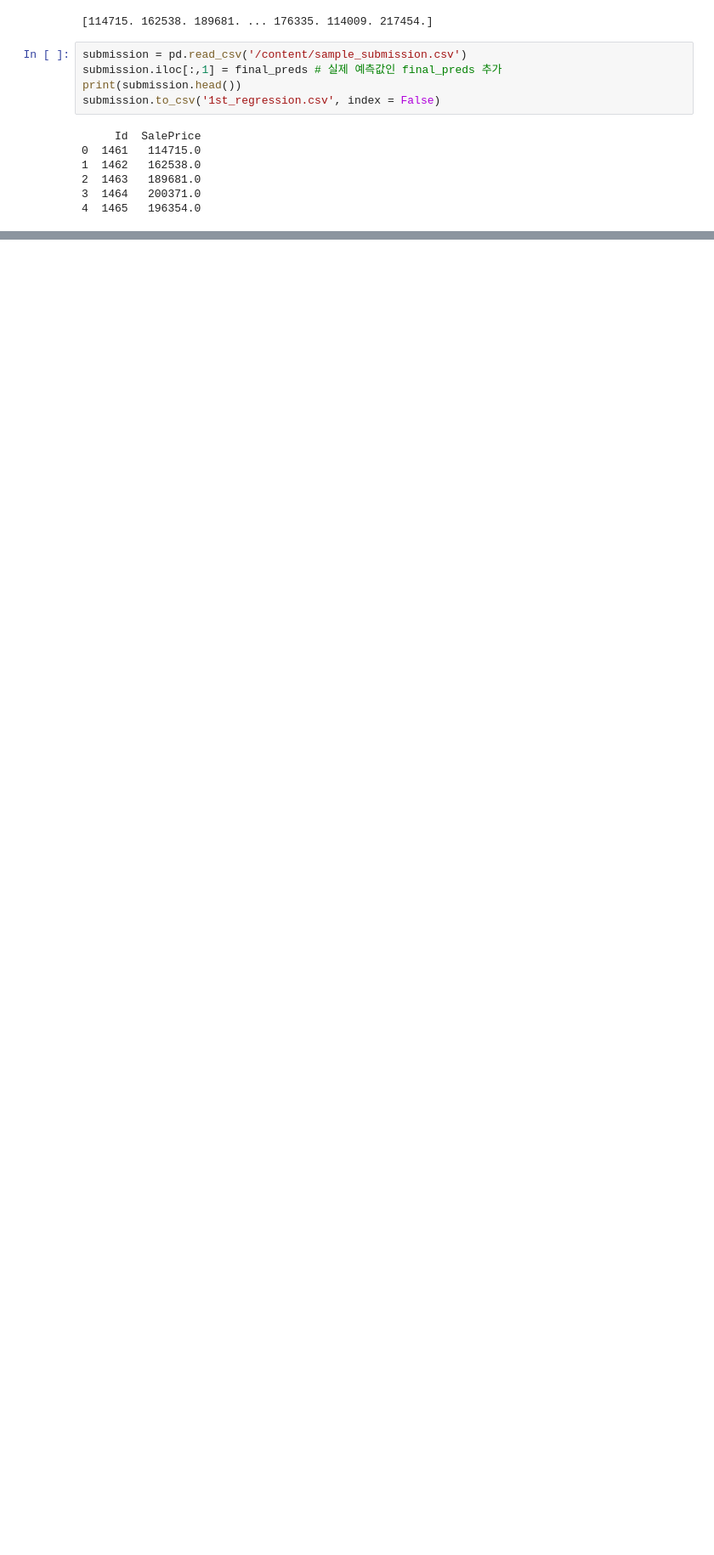
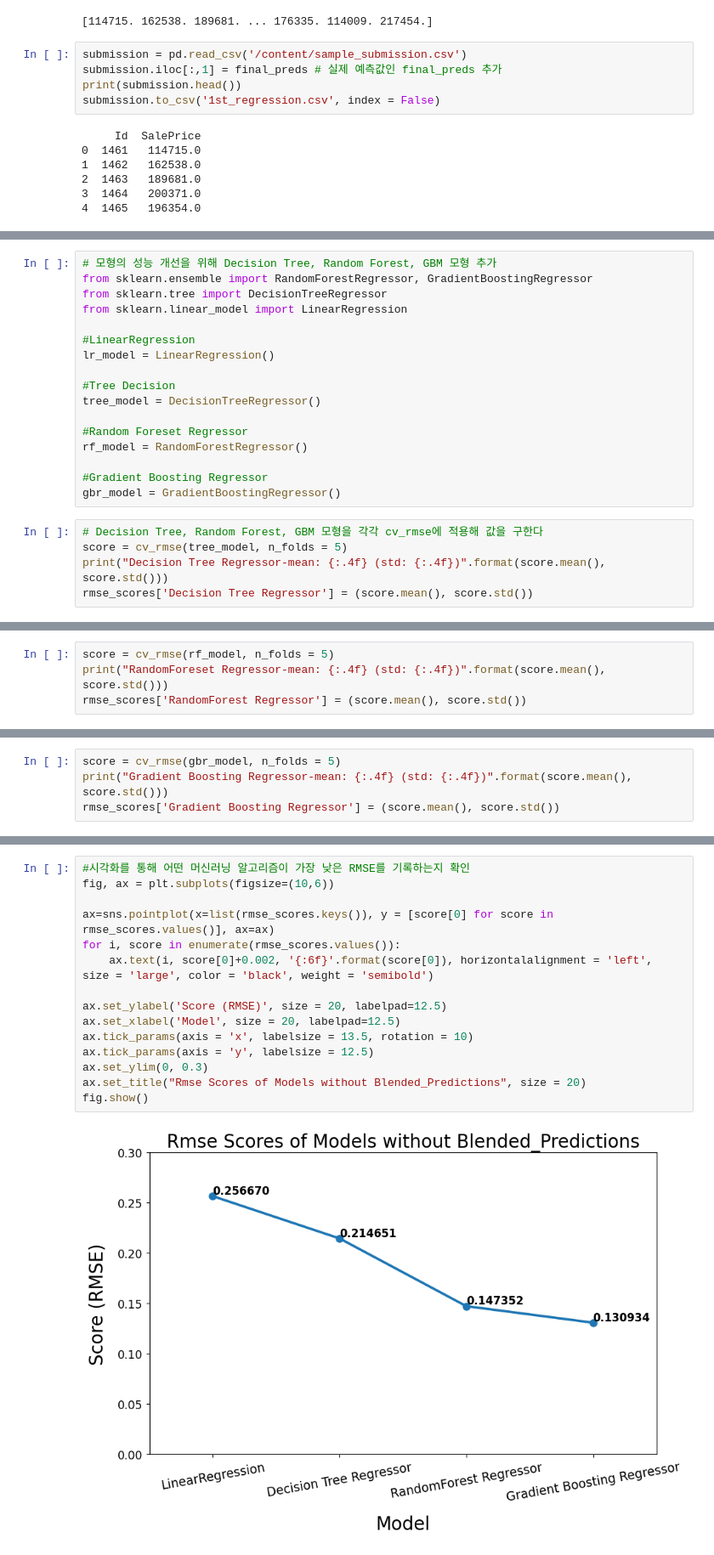
Before and after one commit to lcjln/Kaggle_HousePrice, a Jupyter notebook: House_price.ipynb, the cells around one changed output, grey strips where cells are left out. Shown: that part at 85% size. Saved outputs shown, nothing was run; the diff lists cells and outputs as text; blank space fills up the shorter version.

```diff
--- a/House_price.ipynb
+++ b/House_price.ipynb
@@ -673,0 +719,22 @@ submission.to_csv('1st_regression.csv', index = False)
+# %%
+# 모형의 성능 개선을 위해 Decision Tree, Random Forest, GBM 모형 추가
+from sklearn.ensemble import RandomForestRegressor, GradientBoostingRegressor
+from sklearn.tree import DecisionTreeRegressor
+from sklearn.linear_model import LinearRegression
+
+#LinearRegression
+lr_model = LinearRegression()
+
+#Tree Decision
+tree_model = DecisionTreeRegressor()
+
+#Random Foreset Regressor
+rf_model = RandomForestRegressor()
+
+#Gradient Boosting Regressor
+gbr_model = GradientBoostingRegressor()
+# %%
+# Decision Tree, Random Forest, GBM 모형을 각각 cv_rmse에 적용해 값을 구한다
+score = cv_rmse(tree_model, n_folds = 5)
+print("Decision Tree Regressor-mean: {:.4f} (std: {:.4f})".format(score.mean(), score.std()))
+rmse_scores['Decision Tree Regressor'] = (score.mean(), score.std())
@@ -673,0 +745,4 @@ submission.to_csv('1st_regression.csv', index = False)
+# %%
+score = cv_rmse(rf_model, n_folds = 5)
+print("RandomForeset Regressor-mean: {:.4f} (std: {:.4f})".format(score.mean(), score.std()))
+rmse_scores['RandomForest Regressor'] = (score.mean(), score.std())
@@ -673,0 +753,4 @@ submission.to_csv('1st_regression.csv', index = False)
+# %%
+score = cv_rmse(gbr_model, n_folds = 5)
+print("Gradient Boosting Regressor-mean: {:.4f} (std: {:.4f})".format(score.mean(), score.std()))
+rmse_scores['Gradient Boosting Regressor'] = (score.mean(), score.std())
@@ -673,0 +761,17 @@ submission.to_csv('1st_regression.csv', index = False)
+# %%
+#시각화를 통해 어떤 머신러닝 알고리즘이 가장 낮은 RMSE를 기록하는지 확인
+fig, ax = plt.subplots(figsize=(10,6))
+
+ax=sns.pointplot(x=list(rmse_scores.keys()), y = [score[0] for score in rmse_scores.values()], ax=ax)
+for i, score in enumerate(rmse_scores.values()):
+    ax.text(i, score[0]+0.002, '{:6f}'.format(score[0]), horizontalalignment = 'left', size = 'large', color = 'black', weight = 'semibold')
+
+ax.set_ylabel('Score (RMSE)', size = 20, labelpad=12.5)
+ax.set_xlabel('Model', size = 20, labelpad=12.5)
+ax.tick_params(axis = 'x', labelsize = 13.5, rotation = 10)
+ax.tick_params(axis = 'y', labelsize = 12.5)
+ax.set_ylim(0, 0.3)
+ax.set_title("Rmse Scores of Models without Blended_Predictions", size = 20)
+fig.show()
+# %% [output]
+[figure, added]
```
Also changed, not shown: parts of 15 cells of this notebook.
